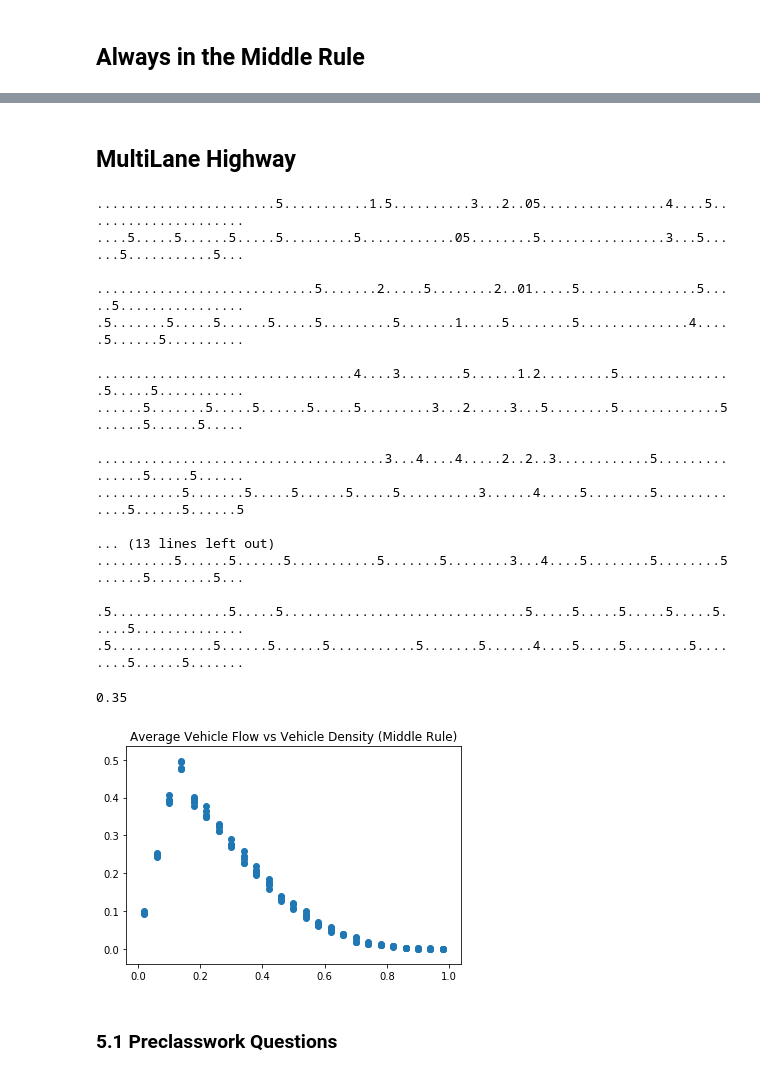
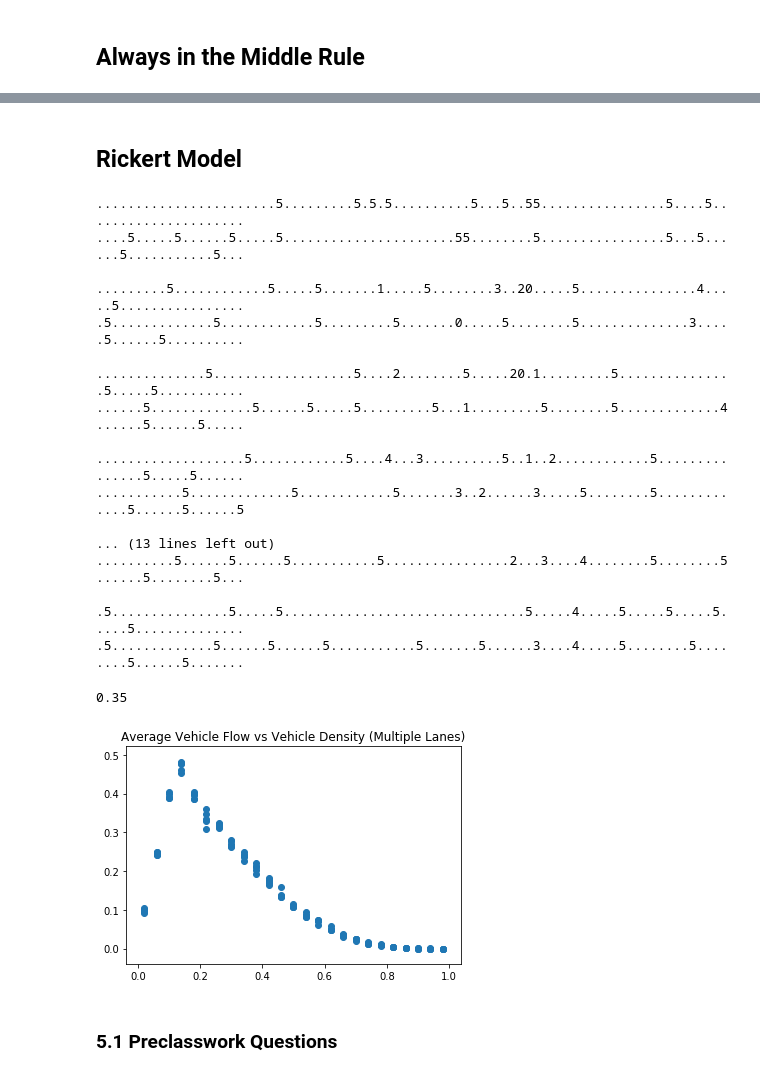
Before and after one commit to thetruejacob/CS166, a Jupyter notebook: Nagel-Schrankenberg Model.ipynb, the cells around one changed output, grey strips where cells are left out. Saved outputs shown, nothing was run; the diff lists cells and outputs as text; code cells hidden in the pictures.

Commit message:
Finished Rickert Model

```diff
--- a/Nagel-Schrankenberg Model.ipynb
+++ b/Nagel-Schrankenberg Model.ipynb
@@ -187,5 +188,5 @@ plt.show()
-# %% [markdown]
-## MultiLane Highway
+# %% [markdown]
+## Rickert Model
 # %%
 class MultiLaneSimulation:
     def __init__(self, length = 100, density = 0.1, maxv = 5, pslow = 0.5, nlanes = 2):
@@ -203,14 +204,18 @@ class MultiLaneSimulation:
         print('\n'.join(''.join('.' if x == -1 else str(x) for x in row) for row in self.state) + "\n")
 
     def switch(self):
+        copy = np.copy(self.state)
+
         for j in range(len(self.state)):
             for i, v in enumerate(self.state[j]):
                 if v >= 0:
                     l = 1
 
                     # Check distance in front. No need to switch if there is space in currently lane
-                    while self.state[j, (i + l) % self.length] == -1 and l <= v + 1: l += 1
-                    if l >= v+1: continue
+                    while copy[j, (i + l) % self.length] == -1 and l <= v + 1: l += 1
+                    if l > v+1:
+                        #print("j",j,"i", i,"v", v,"l", l)
+                        continue
 
                     # Check if left lane, then right lane is suitable for a switch.
                     for lane in (j-1, j+1):
@@ -219,13 +224,16 @@ class MultiLaneSimulation:
 
                         # lane is not suitable if not enough distance in front or at the back
                         d_front, d_back = 0, 0
-                        while self.state[lane, (i + d_front) % self.length] == -1 and d_front <= v + 1: d_front += 1
-                        while self.state[lane, (i - d_back) % self.length] == -1 and d_back <= self.maxv: d_back += 1
+                        while copy[lane, (i + d_front) % self.length] == -1 and d_front <= v + 1: d_front += 1
+                        while copy[lane, (i - d_back) % self.length] == -1 and d_back <= self.maxv: d_back += 1
                         if d_front < v or d_back < self.maxv: continue
 
                         #print(f"switching vehicle {v} at {(j,i)} to {(lane,i)}")
-                        self.state[j, i], self.state[lane, i] = -1, v
+                        #self.state[j, i], self.state[lane, i] = -1, v
+                        copy[j, i], copy[lane, i] = -1, v
                         break
+
+        self.state = copy
 
     def calculate(self):
         for j in range(len(self.state)):
@@ -256,42 +264,56 @@ class MultiLaneSimulation:
     def run(self, n, verbose = False, switching = True):
         flows = []
         for i in range(n):
+            if verbose: self.display()
             if switching: self.switch()
             self.calculate()
-            if verbose: self.display()
             flows.append(self.update())
+
         return np.mean(flows)
+
+    def q1to6(self, verbose = False):
+        if verbose:
+            print("before switching"), q.display();
+            for i in range(2):
+                print("switch"), q.switch(); q.display();
+                print("calculate"), q.calculate(); q.display();
+                print("update"), q.update(); q.display();
+            print("switch")
+        else:
+            for i in range(2): q.display(); q.switch(); q.calculate(); q.update();
+            q.display()
 # %%
 np.random.seed(13)
 multi = MultiLaneSimulation(pslow = 0)
 multi.run(10, verbose = True, switching = True)
 # %% [output]
-.......................5...........1.5..........3...2..05................4....5.....................
-....5.....5......5.....5.........5............05........5................3...5......5...........5...
+.......................5.........5.5.5..........5...5..55................5....5.....................
+....5.....5......5.....5......................55........5................5...5......5...........5...
 
-............................5.......2.....5........2..01.....5...............5.....5................
-.5.......5.....5......5.....5.........5.......1.....5........5..............4.....5......5..........
+.........5............5.....5.......1.....5........3..20.....5...............4.....5................
+.5.............5............5.........5.......0.....5........5..............3.....5......5..........
 
-.................................4....3........5......1.2.........5...............5.....5...........
-......5.......5.....5......5.....5.........3...2.....3...5........5.............5......5......5.....
+..............5..................5....2........5.....20.1.........5...............5.....5...........
+......5.............5......5.....5.........5...1.........5........5.............4......5......5.....
 
-.....................................3...4....4.....2..2..3............5...............5.....5......
-...........5.......5.....5......5.....5..........3......4.....5........5.............5......5......5
+...................5............5....4...3..........5..1..2............5...............5.....5......
+...........5.............5............5.......3..2......3.....5........5.............5......5......5
 
 ... (13 lines left out)
-..........5......5......5...........5.......5........3...4....5........5........5......5........5...
+..........5......5......5...........5................2...3....4........5........5......5........5...
 
-.5...............5.....5...............................5.....5.....5.....5.....5.....5..............
-.5.............5......5......5...........5.......5......4....5.....5........5........5......5.......
+.5...............5.....5...............................5.....4.....5.....5.....5.....5..............
+.5.............5......5......5...........5.......5......3....4.....5........5........5......5.......
 0.35
 # %%
+densities = np.arange(0.02, 1, 0.04).repeat(5)
 multiflow = [MultiLaneSimulation(100, d, 5, .2).run(n=1000) for d in densities]
 
 plt.scatter(densities, multiflow)
-plt.title("Average Vehicle Flow vs Vehicle Density (Middle Rule)")
+plt.title("Average Vehicle Flow vs Vehicle Density (Multiple Lanes)")
 plt.show()
 # %% [output]
-[figure, old version]
+[figure, new version]
 # %% [markdown]
 ### 5.1 Preclasswork Questions
 # %%
```
Also changed, not shown: parts of 7 cells of this notebook, 3 other files.
